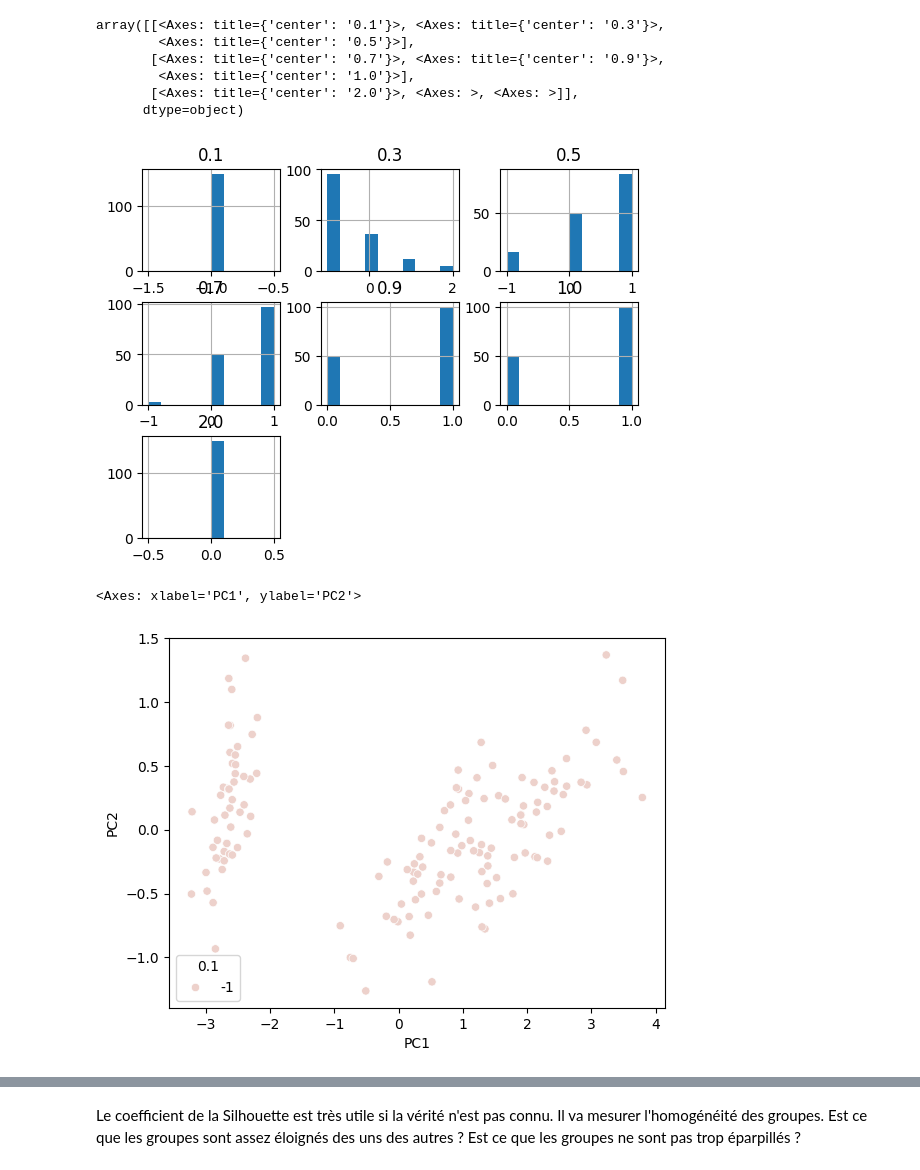
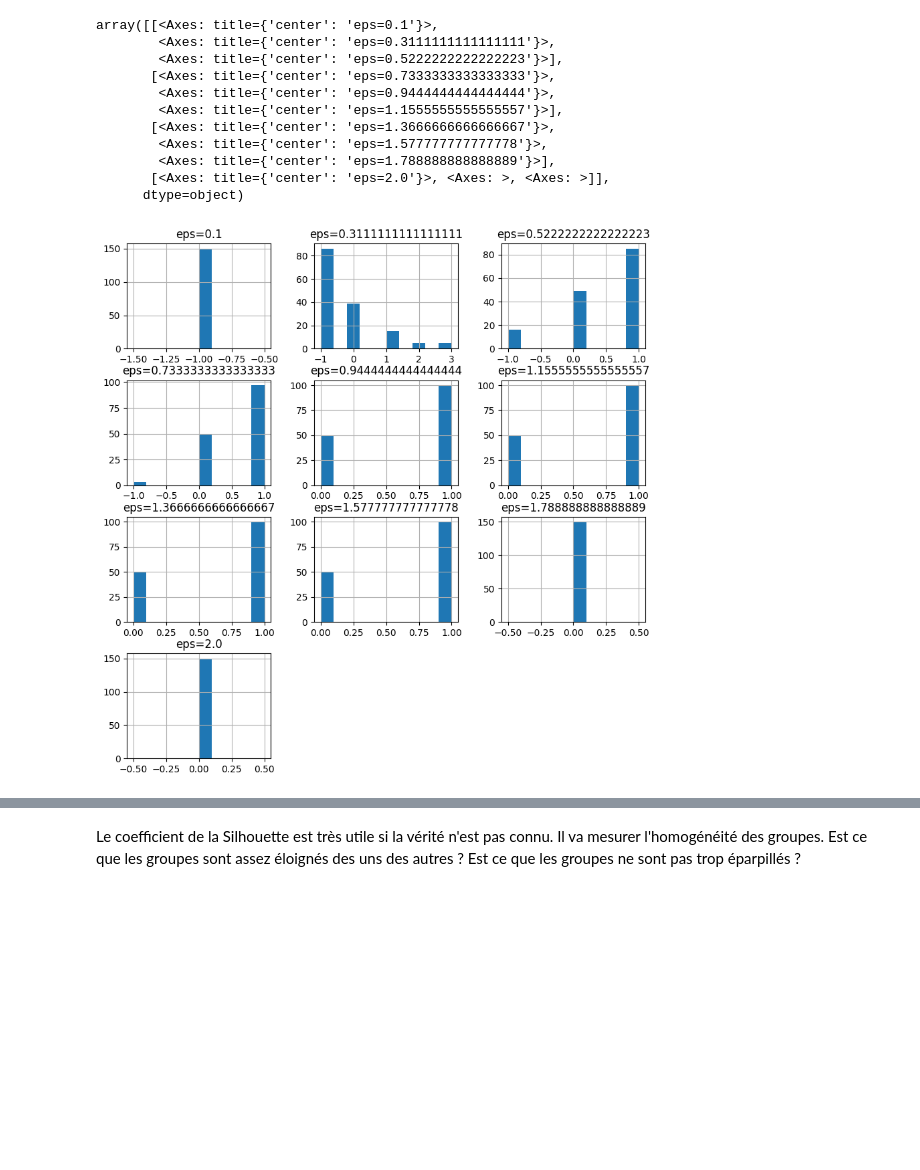
Before and after one commit to Romain3Ch216/ML-2A, a Jupyter notebook: corr/B/notebook-clustering-corr.ipynb, the cells around one changed output, grey strips where cells are left out. Saved outputs shown, nothing was run; the diff lists cells and outputs as text; code cells hidden in the pictures; blank space fills up the shorter version.

Commit message:
update notebook clustering

```diff
--- a/corr/B/notebook-clustering-corr.ipynb
+++ b/corr/B/notebook-clustering-corr.ipynb
@@ -240,7 +204,10 @@ model = model.fit(X)
 # %%
+dist_k3 = 8
+
 plt.title("Hierarchical Clustering Dendrogram")
-# plot the top three levels of the dendrogram
-plot_dendrogram(model, truncate_mode="level", p=3)
+plot_dendrogram(hier_clustering, truncate_mode="level", p=3)
+plt.hlines(dist_k3, xmin=0, xmax=160, color='black', linestyle='--')
 plt.xlabel("Number of points in node (or index of point if no parenthesis).")
+plt.ylabel("Distance between merged clusters")
 plt.show()
 # %% [output]
@@ -322,0 +217,4 @@ sns.scatterplot(pca_df["PC1"], pca_df["PC2"], hue = clust_HAC["average"])
+# %%
+hier_clustering_k3 = cluster.AgglomerativeClustering(n_clusters=None, distance_threshold=dist_k3)
+hier_clustering_k3.fit(X)
+print('n_clusters: ', len(np.unique(hier_clustering_k3.labels_)))
@@ -322,0 +231,6 @@ sns.scatterplot(pca_df["PC1"], pca_df["PC2"], hue = clust_HAC["average"])
+# %%
+k = 3
+
+for linkage in ['ward', 'average', 'complete', 'single']:
+    cl = cluster.AgglomerativeClustering(n_clusters=k, linkage=linkage).fit(X)
+    clusters['hier'][linkage] = cl.labels_
@@ -327,9 +258,7 @@ DBSCAN est un algorithme de clustering basé sur la spacialité. En effet son cr
 # %%
-eps = [0.1, 0.3, 0.5, 0.7, 0.9, 1, 2]
-clust_DBSCAN = pd.DataFrame(index = range(150), columns = range(1,len(eps)+1))
-clust_DBSCAN.columns = eps
+n_clustering = 10
+eps = np.linspace(0.1, 2, n_clustering)
 
-for e in eps:
-    clust_DBSCAN[e] = cluster.DBSCAN(eps = e).fit(X).labels_
-#     sns.scatterplot(pca_df["PC1"], pca_df["PC2"], hue = kmeans.labels_)
-clust_DBSCAN
+for i, e in enumerate(eps):
+    cl_dbscan = cluster.DBSCAN(eps=e).fit(X)
+    clusters['dbscan']['eps=' + str(e)] = cl_dbscan.labels_
@@ -350,16 +277,15 @@ clust_DBSCAN
 # %%
-import pandas
-pandas.DataFrame(clust_DBSCAN).hist()
+pd.DataFrame(clusters['dbscan']).hist(figsize=(10,10))
 # %% [output]
-array([[<Axes: title={'center': '0.1'}>, <Axes: title={'center': '0.3'}>,
-        <Axes: title={'center': '0.5'}>],
-       [<Axes: title={'center': '0.7'}>, <Axes: title={'center': '0.9'}>,
-        <Axes: title={'center': '1.0'}>],
-       [<Axes: title={'center': '2.0'}>, <Axes: >, <Axes: >]],
+array([[<Axes: title={'center': 'eps=0.1'}>,
+        <Axes: title={'center': 'eps=0.3111111111111111'}>,
+        <Axes: title={'center': 'eps=0.5222222222222223'}>],
+       [<Axes: title={'center': 'eps=0.7333333333333333'}>,
+        <Axes: title={'center': 'eps=0.9444444444444444'}>,
+        <Axes: title={'center': 'eps=1.1555555555555557'}>],
+       [<Axes: title={'center': 'eps=1.3666666666666667'}>,
+        <Axes: title={'center': 'eps=1.577777777777778'}>,
+        <Axes: title={'center': 'eps=1.788888888888889'}>],
+       [<Axes: title={'center': 'eps=2.0'}>, <Axes: >, <Axes: >]],
       dtype=object)
-[figure, old version]
+[figure, new version]
-# %%
-sns.scatterplot(x=pca_df["PC1"], y=pca_df["PC2"], hue = clust_DBSCAN[0.1])
-# %% [output]
-<Axes: xlabel='PC1', ylabel='PC2'>
-[figure, removed]
```
Also changed, not shown: parts of 71 cells of this notebook.
